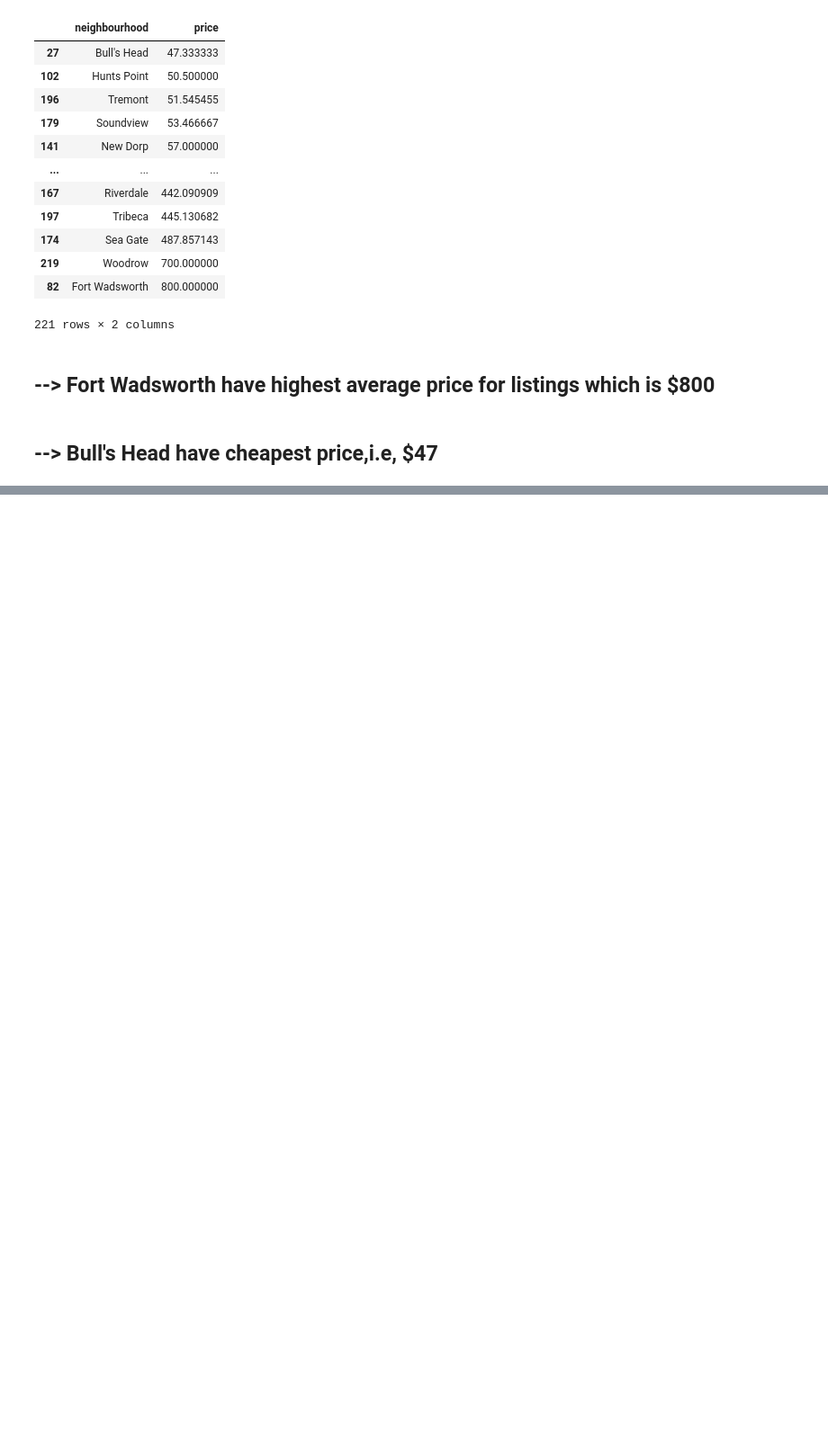
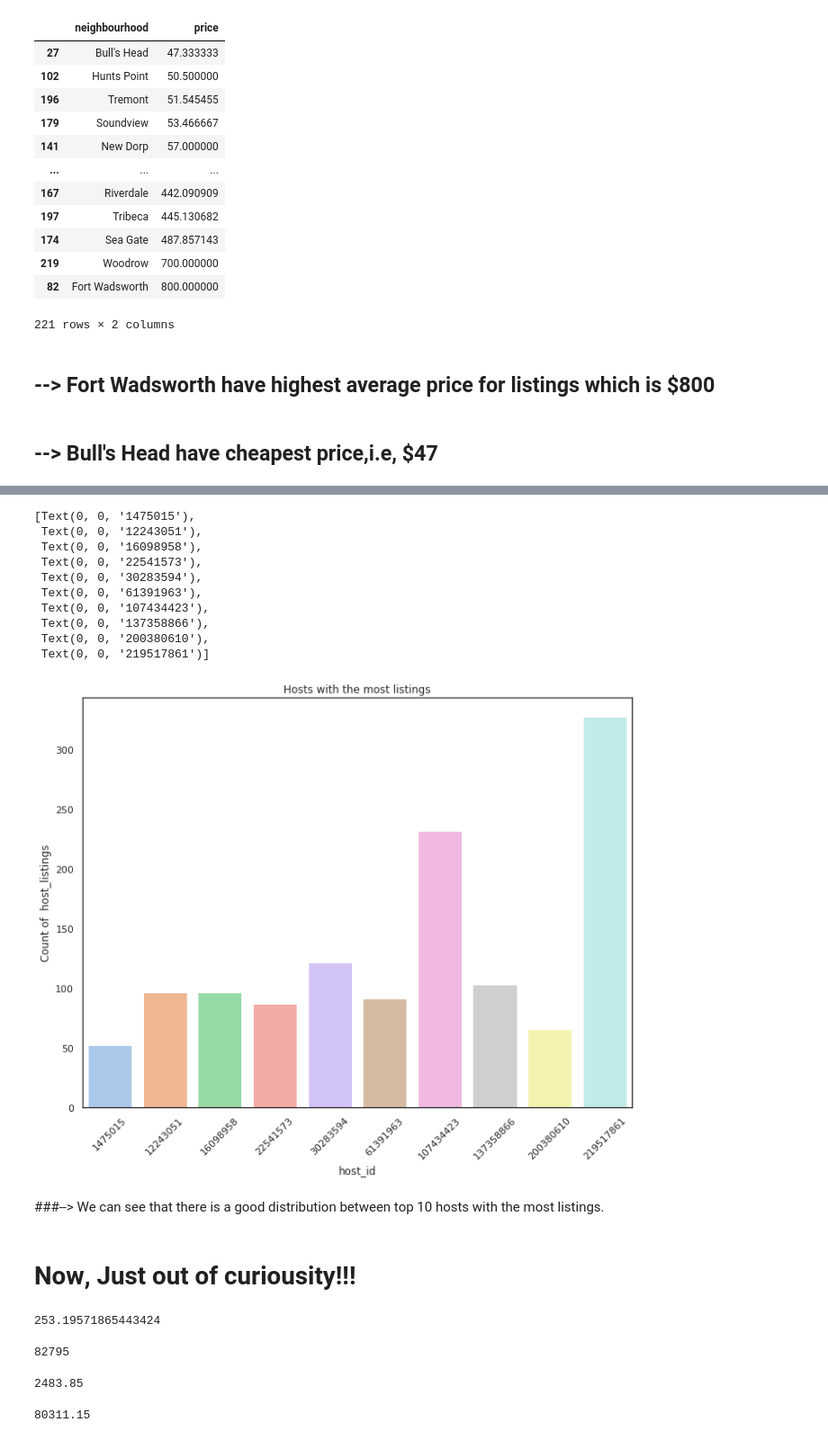
Before and after one commit to kajalDhun114/Airbnb-EDA-Project, a Jupyter notebook: Copy_of_Airbnb_Bookings_Analysis_Capstone_Project.ipynb, the cells around one changed output, grey strips where cells are left out. Shown: that part at 90% size. Saved outputs shown, nothing was run; the diff lists cells and outputs as text; code cells hidden in the pictures; blank space fills up the shorter version.

```diff
--- a/Copy_of_Airbnb_Bookings_Analysis_Capstone_Project.ipynb
+++ b/Copy_of_Airbnb_Bookings_Analysis_Capstone_Project.ipynb
@@ -434,0 +466,7 @@ avgprice_of_neigh
+# %%
+# Let's check the hosts who have more number of Airbnb listings
+top10_host=new_df1.host_id.value_counts().head(10)
+top10_host_df=pd.DataFrame(top10_host)
+top10_host_df.reset_index(inplace=True)
+top10_host_df.rename(columns={'index':'host_id', 'host_id':'Count'}, inplace=True)
+top10_host_df
@@ -434,0 +485,47 @@ avgprice_of_neigh
+# %%
+sns.set(rc={'figure.figsize':(10,8)})
+sns.set_style('white')
+d_1=sns.barplot(x="host_id", y="Count", data=top10_host_df,palette='pastel')
+d_1.set_title('Hosts with the most listings')
+d_1.set_ylabel('Count of  host_listings')
+d_1.set_xlabel('host_id')
+d_1.set_xticklabels(d_1.get_xticklabels(), rotation=45)
+# %% [output]
+[Text(0, 0, '1475015'),
+ Text(0, 0, '12243051'),
+ Text(0, 0, '16098958'),
+ Text(0, 0, '22541573'),
+ Text(0, 0, '30283594'),
+ Text(0, 0, '61391963'),
+ Text(0, 0, '107434423'),
+ Text(0, 0, '137358866'),
+ Text(0, 0, '200380610'),
+ Text(0, 0, '219517861')]
+[figure, added]
+# %% [markdown]
+###-->  We can see that there is a good distribution between top 10 hosts with the most listings.
+# %% [markdown]
+# **Now**, Just out of curiousity!!!
+# %%
+# I want to find out that how much the average money(/ or total sum amt from his all listings) do the top host,i.e, host_id =219517861 earns?
+x = new_df1.loc[new_df1['host_id']==219517861]
+avg_money  = x['price'].mean()  # average money he earns!
+print(avg_money)
+# %% [output]
+253.19571865443424
+# %%
+sum_amt = x['price'].sum()  # total sum amount  from all his listings "if" all his listings were booked for 1 night
+print(sum_amt)  #--------(1)
+# %% [output]
+82795
+# %%
+#Now, we will do some MATH to calculate how much money did he get after deducting the 3% airbnb commission per listing booked!
+commission = sum_amt*0.03
+print(commission) #---------(2)
+# %% [output]
+2483.85
+# %%
+actual_amt = sum_amt - commission   #Subtracting (1) with (2).
+print(actual_amt)
+# %% [output]
+80311.15
```
Also changed, not shown: parts of 10 cells of this notebook.
